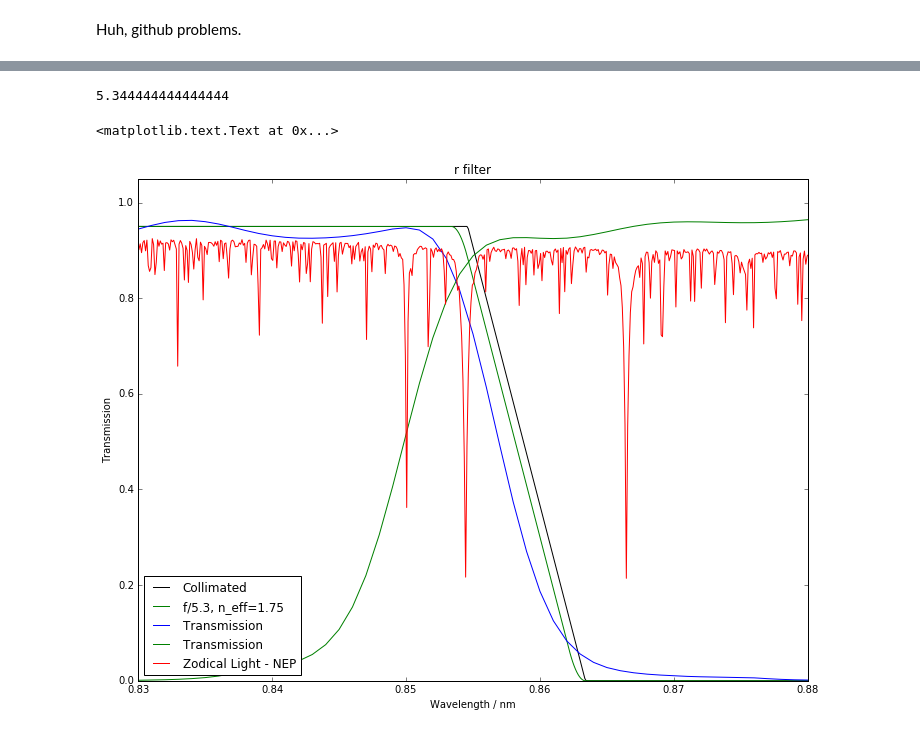
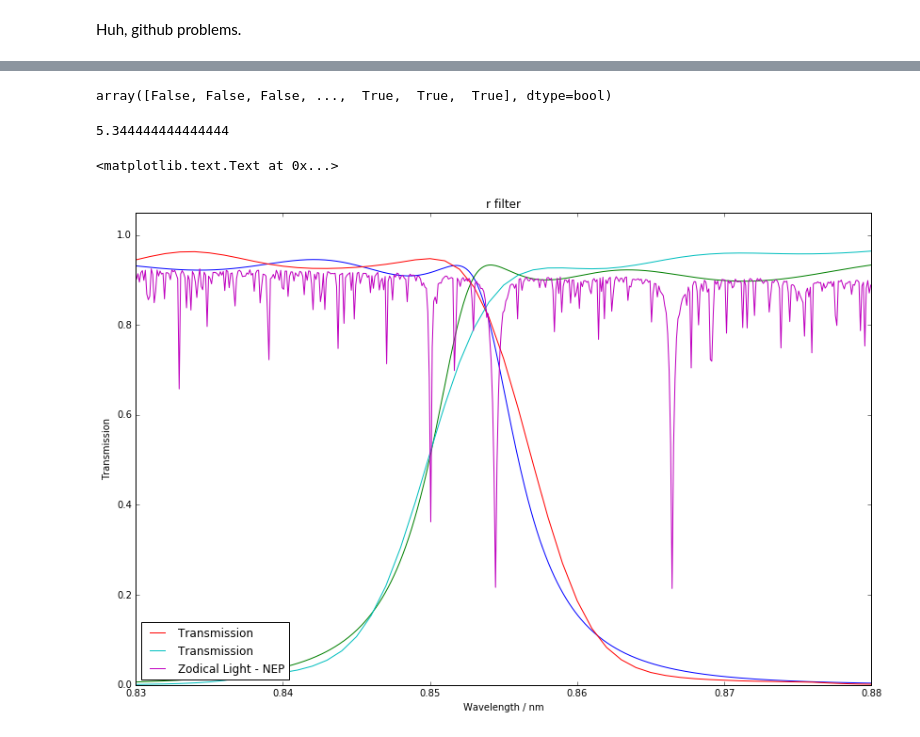
Before and after one commit to AnthonyHorton/astroimsim, a Jupyter notebook: Australian Space Eye.ipynb, the cells around one changed output, grey strips where cells are left out. Cells and saved outputs as stored; diff of their text form; code cells hidden in the pictures.

Commit message:
Added some nominal Space Eye bandpass filters to notebook

```diff
--- a/Australian Space Eye.ipynb
+++ b/Australian Space Eye.ipynb
@@ -273,0 +372,10 @@ Huh, github problems.
+# %%
+# Simple Chebyshev Type I bandpass filter function in wavelength space
+# To be more realistic this should definitely include cone angle effect
+# but at f/5.34 (Space Eye focal ratio) that is pretty insignficant
+def cheby_band(w, w1, w2, N, ripple=1, peak=0.95):
+    # Badpass implemented as low pass and high pass in series
+    g1 = 1 / np.sqrt(1 + ripple**2 * eval_chebyt(N, (w1/w).to(u.dimensionless_unscaled).value)**2)
+    g2 = 1 / np.sqrt(1 + ripple**2 * eval_chebyt(N, (w/w2).to(u.dimensionless_unscaled).value)**2)
+
+    return peak * g1 * g2
@@ -274,3 +434,7 @@ Huh, github problems.
+# %%
+zl.waves > (700 * u.nm)
+# %% [output]
+array([False, False, False, ...,  True,  True,  True], dtype=bool)
 # %%
 import math
 # %%
@@ -303,19 +467,21 @@ rc = (0.71 + 0.859) / 2.0
 rf = 0.859 - 0.71
 rw = 0.059
 # %%
-plt.plot(waves, [0.95*NB_filter(wave, rc, rf, rw) for wave in waves], 'k', label='Collimated')
+plt.plot(zl.waves, cheby_band(zl.waves, 0.7*u.um, 0.853*u.um, N=30, ripple=0.25))
+plt.plot(zl.waves, cheby_band(zl.waves, 0.853*u.um, 1.0*u.um, N=30, ripple=0.25))
+#plt.plot(waves, [0.95*NB_filter(wave, rc, rf, rw) for wave in waves], 'k', label='Collimated')
 #plt.plot(waves, [fast_NB_filter(wave, rc, rf, rw, 2.9, 1.5, 100) for wave in waves], 'b', label='f/5.3, n_eff=1.5')
-plt.plot(waves, [0.95*fast_NB_filter(wave, rc, rf, rw, 481/90, 1.75, 100) for wave in waves], 'g', label='f/5.3, n_eff=1.75')
+#plt.plot(waves, [0.95*fast_NB_filter(wave, rc, rf, rw, 481/90, 1.75, 100) for wave in waves], 'g', label='f/5.3, n_eff=1.75')
 #plt.plot(waves, [fast_NB_filter(wave, rc, rf, rw, 2.9, 2.00, 100) for wave in waves], 'r', label='f/5.3, n_eff=2.0')
 plt.plot(filters["i'"]['Wavelength'], filters["i'"]['Transmission'])
 plt.plot(filters["z'"]['Wavelength'], filters["z'"]['Transmission'])
 plt.plot(zl.waves, zl.photon_sfd/zl.photon_sfd.max(), label='Zodical Light - NEP')
 plt.title('r filter')
 plt.xlim(0.83,0.88)
 plt.ylim(0,1.05)
 plt.legend(loc=3)
 plt.xlabel('Wavelength / nm')
 plt.ylabel('Transmission')
 # %% [output]
 <matplotlib.text.Text at 0x...>
-[figure, old version]
+[figure, new version]
```
Also changed, not shown: parts of 23 cells of this notebook, 1 other file.
